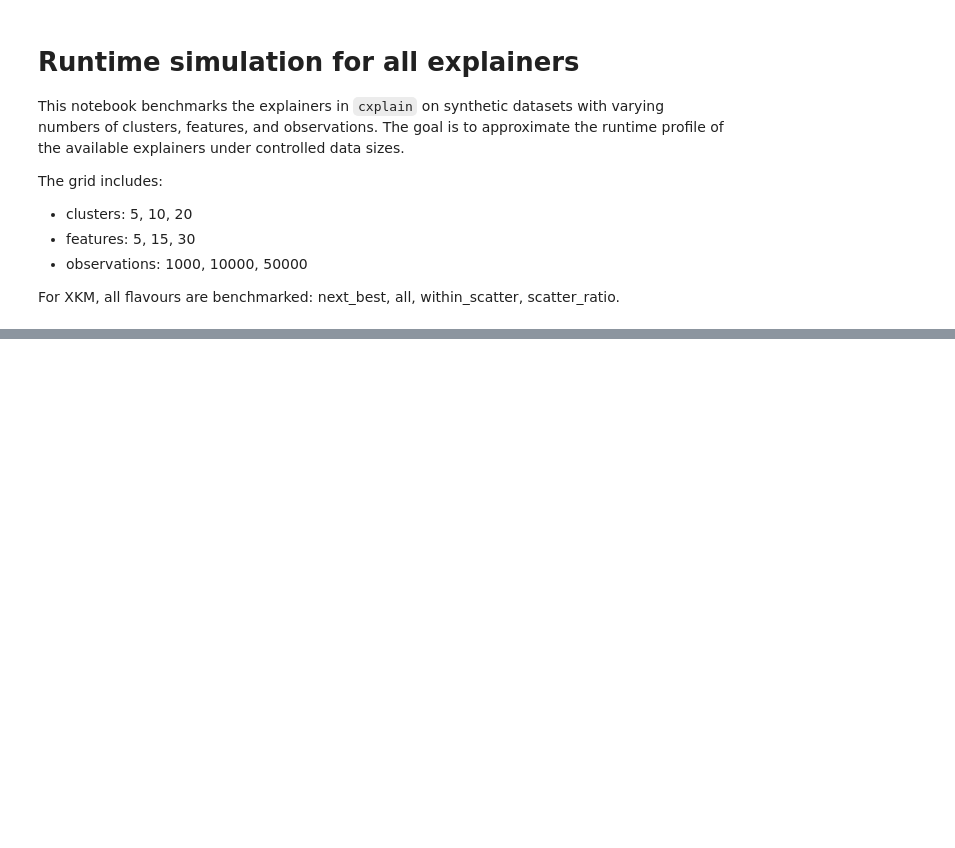
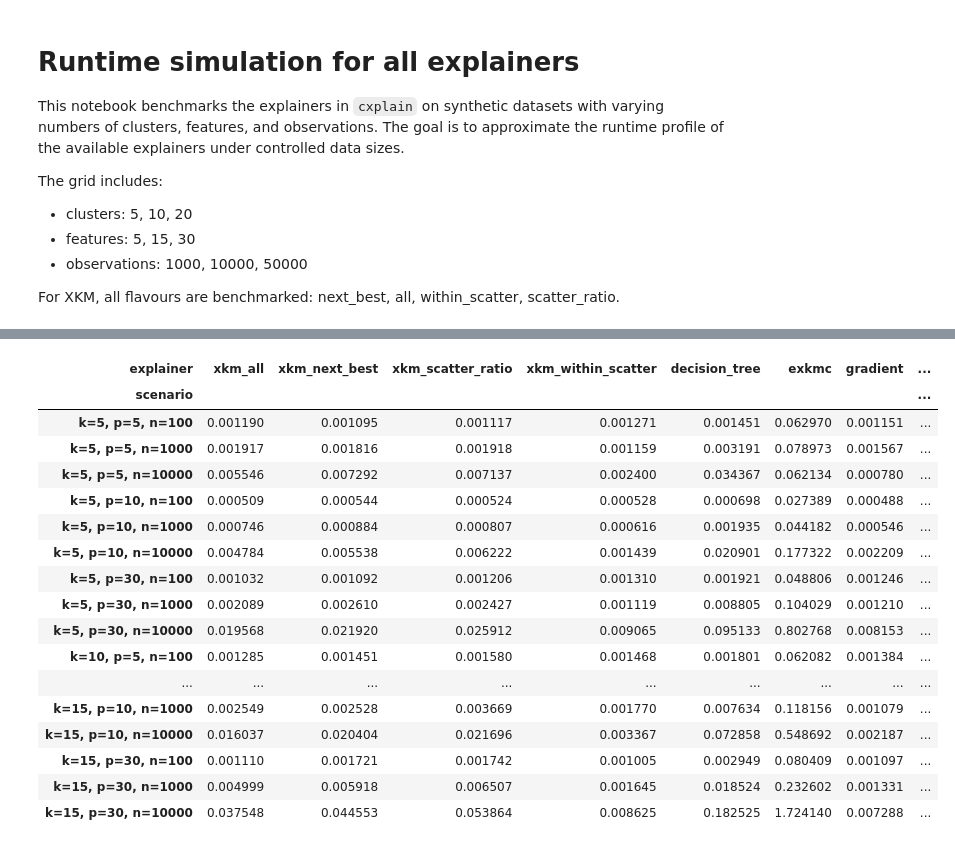
Before and after one commit to AlexF1994/cluster-explain, a Jupyter notebook: notebooks/runtime_simulation.ipynb, the cells around one changed output, grey strips where cells are left out. Cells and saved outputs as stored; diff of their text form; code cells hidden in the pictures; blank space fills up the shorter version.

```diff
--- a/notebooks/runtime_simulation.ipynb
+++ b/notebooks/runtime_simulation.ipynb
@@ -238,0 +406,64 @@ summary_df.head(20)
+# %%
+# Flipped full runtime table: rows = scenarios, columns = explainers (all scenarios)
+import pandas as pd
+
+# Ensure summary_df is available
+if 'summary_df' not in globals():
+    summary_df = pd.read_csv('runtime_simulation_results_summary.csv')
+
+# Keep only the fields needed
+full_subset = summary_df[[
+    'n_clusters', 'n_features', 'n_obs', 'explainer', 'mean_runtime_sec', 'n_runs', 'n_success', 'n_errors'
+]].copy()
+
+# Build wide table with all scenarios, then flip relative to prior layout
+# Prior layout had rows=explainer and columns=scenario; this creates rows=scenario and cols=explainer
+full_table = full_subset.pivot_table(
+    index=['n_clusters', 'n_features', 'n_obs'],
+    columns='explainer',
+    values='mean_runtime_sec',
+    aggfunc='first'
+).sort_index()
+
+# Optional: put XKM columns first
+xkm_cols = [c for c in full_table.columns if str(c).startswith('xkm_')]
+other_cols = [c for c in full_table.columns if c not in xkm_cols]
+full_table = full_table[xkm_cols + sorted(other_cols)]
+
+# Compact scenario index labels
+full_table.index = [f"k={k}, p={p}, n={n}" for (k, p, n) in full_table.index]
+full_table.index.name = 'scenario'
+
+print('Full runtime table (seconds), flipped:')
+display(full_table)
+
+# Use observed n_runs from summary if constant; otherwise indicate mixed runs
+unique_runs = sorted(full_subset['n_runs'].dropna().unique().tolist())
+if len(unique_runs) == 1:
+    runs_text = f"n\\_runs={int(unique_runs[0])}"
+else:
+    runs_text = 'mixed n\\_runs across scenarios'
+
+caption = (
+    'Mean runtime (seconds) of each explainer across all synthetic-data scenarios. '
+    'Rows correspond to scenarios (k, p, n) and columns to explainers. '
+    f'Values are scenario-level means over successful runs ({runs_text}).'
+)
+label = 'tab:runtime_all_scenarios_flipped'
+
+latex_full_table = full_table.to_latex(
+    float_format=lambda x: f"{x:.4f}",
+    na_rep='--',
+    caption=caption,
+    label=label,
+    escape=False,
+)
+
+print('\nLaTeX table (all scenarios, flipped):\n')
+print(latex_full_table)
+
+# Scenario-level run-quality summary (aggregated across explainers)
+quality_all = full_subset.groupby(['n_clusters', 'n_features', 'n_obs'], as_index=False)[['n_success', 'n_errors']].sum()
+print('\nScenario-level run status totals (across explainers):')
+display(quality_all.sort_values(['n_clusters', 'n_features', 'n_obs']))
+# %% [output]
@@ -238,0 +471,18 @@ summary_df.head(20)
+| explainer | xkm_all | xkm_next_best | xkm_scatter_ratio | xkm_within_scatter | decision_tree | exkmc | gradient | ... |
+| scenario |  |  |  |  |  |  |  | ... |
+| k=5, p=5, n=100 | 0.001190 | 0.001095 | 0.001117 | 0.001271 | 0.001451 | 0.062970 | 0.001151 | ... |
+| k=5, p=5, n=1000 | 0.001917 | 0.001816 | 0.001918 | 0.001159 | 0.003191 | 0.078973 | 0.001567 | ... |
+| k=5, p=5, n=10000 | 0.005546 | 0.007292 | 0.007137 | 0.002400 | 0.034367 | 0.062134 | 0.000780 | ... |
+| k=5, p=10, n=100 | 0.000509 | 0.000544 | 0.000524 | 0.000528 | 0.000698 | 0.027389 | 0.000488 | ... |
+| k=5, p=10, n=1000 | 0.000746 | 0.000884 | 0.000807 | 0.000616 | 0.001935 | 0.044182 | 0.000546 | ... |
+| k=5, p=10, n=10000 | 0.004784 | 0.005538 | 0.006222 | 0.001439 | 0.020901 | 0.177322 | 0.002209 | ... |
+| k=5, p=30, n=100 | 0.001032 | 0.001092 | 0.001206 | 0.001310 | 0.001921 | 0.048806 | 0.001246 | ... |
+| k=5, p=30, n=1000 | 0.002089 | 0.002610 | 0.002427 | 0.001119 | 0.008805 | 0.104029 | 0.001210 | ... |
+| k=5, p=30, n=10000 | 0.019568 | 0.021920 | 0.025912 | 0.009065 | 0.095133 | 0.802768 | 0.008153 | ... |
+| k=10, p=5, n=100 | 0.001285 | 0.001451 | 0.001580 | 0.001468 | 0.001801 | 0.062082 | 0.001384 | ... |
+| ... | ... | ... | ... | ... | ... | ... | ... | ... |
+| k=15, p=10, n=1000 | 0.002549 | 0.002528 | 0.003669 | 0.001770 | 0.007634 | 0.118156 | 0.001079 | ... |
+| k=15, p=10, n=10000 | 0.016037 | 0.020404 | 0.021696 | 0.003367 | 0.072858 | 0.548692 | 0.002187 | ... |
+| k=15, p=30, n=100 | 0.001110 | 0.001721 | 0.001742 | 0.001005 | 0.002949 | 0.080409 | 0.001097 | ... |
+| k=15, p=30, n=1000 | 0.004999 | 0.005918 | 0.006507 | 0.001645 | 0.018524 | 0.232602 | 0.001331 | ... |
+| k=15, p=30, n=10000 | 0.037548 | 0.044553 | 0.053864 | 0.008625 | 0.182525 | 1.724140 | 0.007288 | ... |
```
Also changed, not shown: parts of 9 cells of this notebook, 16 other files.
